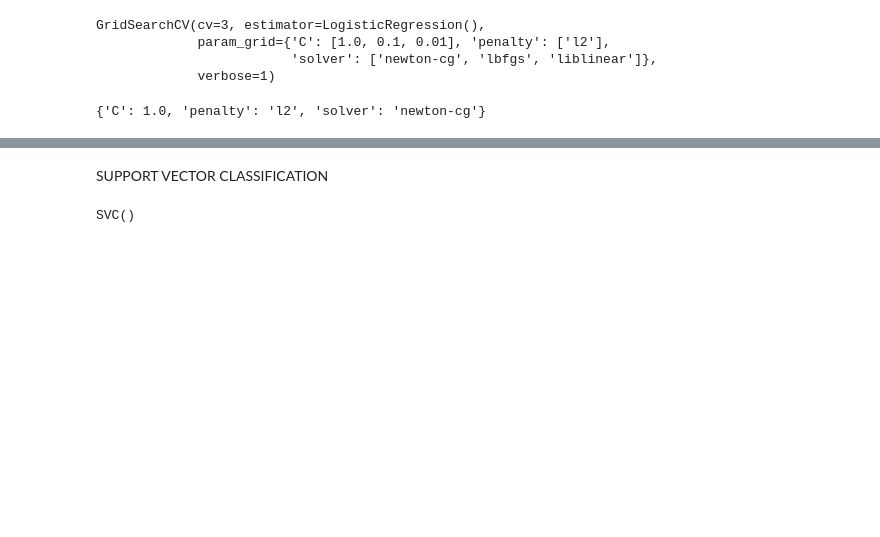
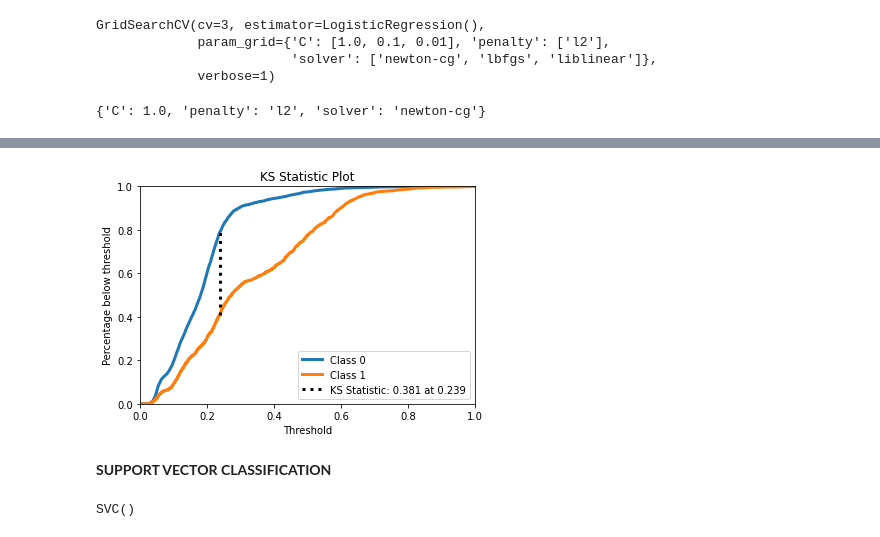
Before and after one commit to Sharaffin/Credit-card-default-prediction, a Jupyter notebook: credit_card_default_prediction.ipynb, the cells around one changed output, grey strips where cells are left out. Drawn from its saved outputs; the diff is of its cells as text; code cells hidden in the pictures; blank space fills up the shorter version.

```diff
--- a/credit_card_default_prediction.ipynb
+++ b/credit_card_default_prediction.ipynb
@@ -793,5 +819,11 @@ Recall: 0.2351168048229088
+# %%
+target_proba = lr_model.predict_proba(X_test)
+skplt.metrics.plot_ks_statistic(Y_test, target_proba)
+plt.show()
+# %% [output]
+[figure, added]
 # %% [markdown]
-SUPPORT VECTOR CLASSIFICATION
+**SUPPORT VECTOR CLASSIFICATION**
 # %%
 ## Fitting SVM to the Training set
 from sklearn.svm import SVC
```
Also changed, not shown: parts of 30 cells of this notebook.
